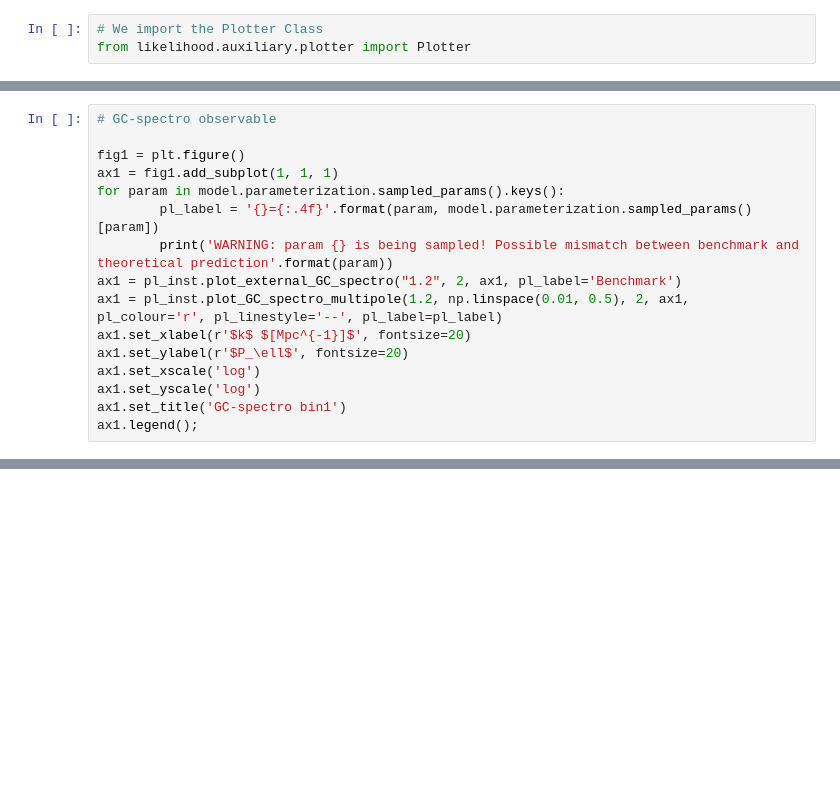
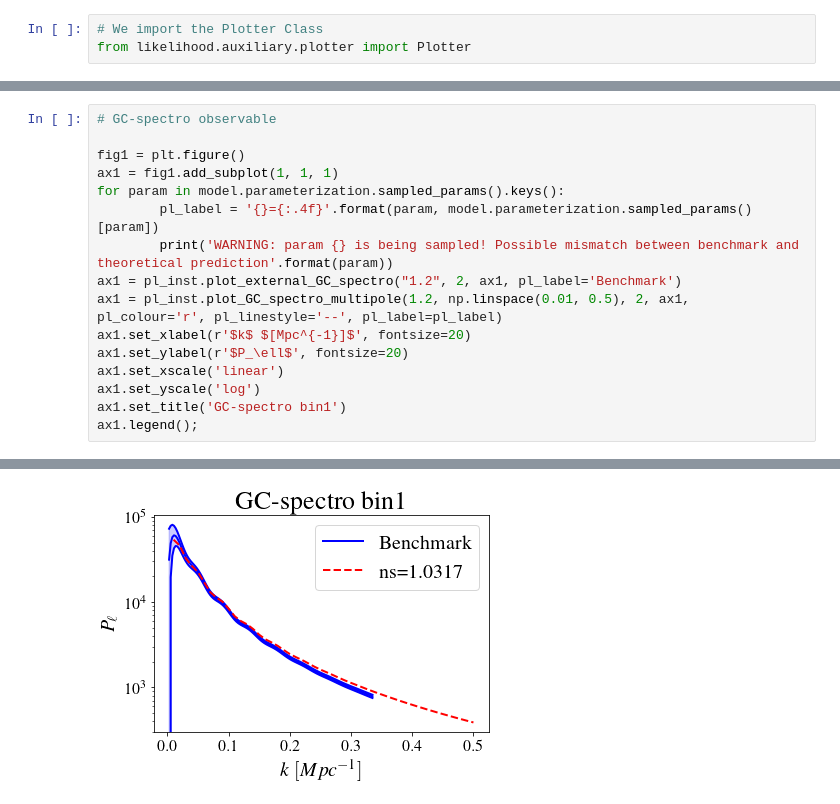
Before and after one commit to testarnyttnamn/testnamemaster, a Jupyter notebook: notebooks/DEMO.ipynb, the cells around one changed output, grey strips where cells are left out. Drawn from its saved outputs; the diff is of its cells as text; blank space fills up the shorter version.

```diff
--- a/notebooks/DEMO.ipynb
+++ b/notebooks/DEMO.ipynb
@@ -749,7 +862,8 @@ ax1 = pl_inst.plot_external_GC_spectro("1.2", 2, ax1, pl_label='Benchmark')
 ax1 = pl_inst.plot_GC_spectro_multipole(1.2, np.linspace(0.01, 0.5), 2, ax1, pl_colour='r', pl_linestyle='--', pl_label=pl_label)
 ax1.set_xlabel(r'$k$ $[Mpc^{-1}]$', fontsize=20)
 ax1.set_ylabel(r'$P_\ell$', fontsize=20)
-ax1.set_xscale('log')
+ax1.set_xscale('linear')
 ax1.set_yscale('log')
 ax1.set_title('GC-spectro bin1')
 ax1.legend();
+# %% [output]
@@ -755,0 +871 @@ ax1.legend();
+[figure, added]
```
Also changed, not shown: parts of 21 cells of this notebook, 11 other files.
